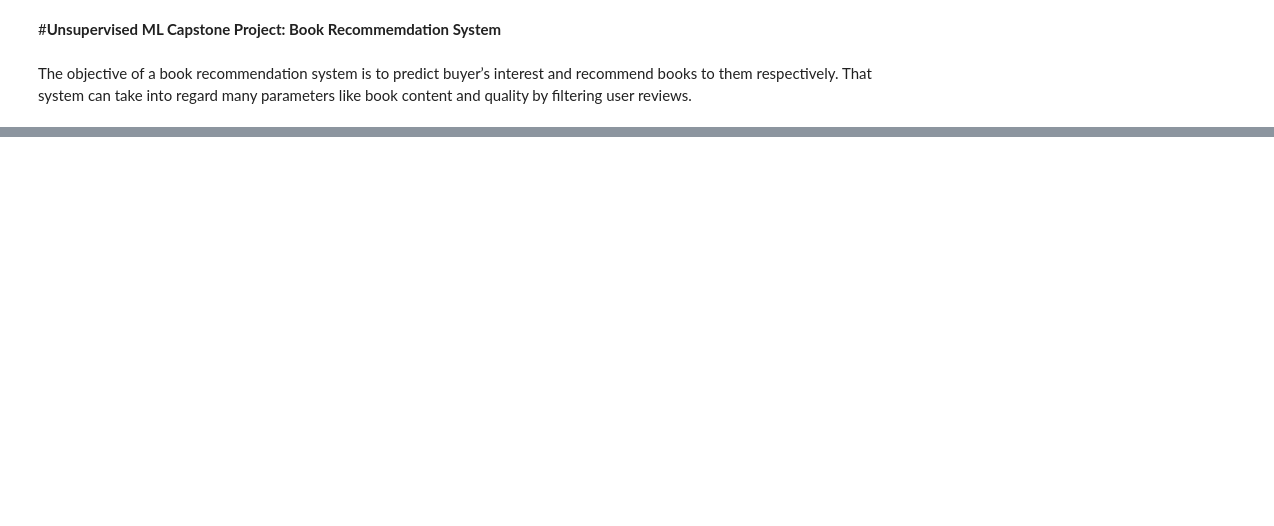
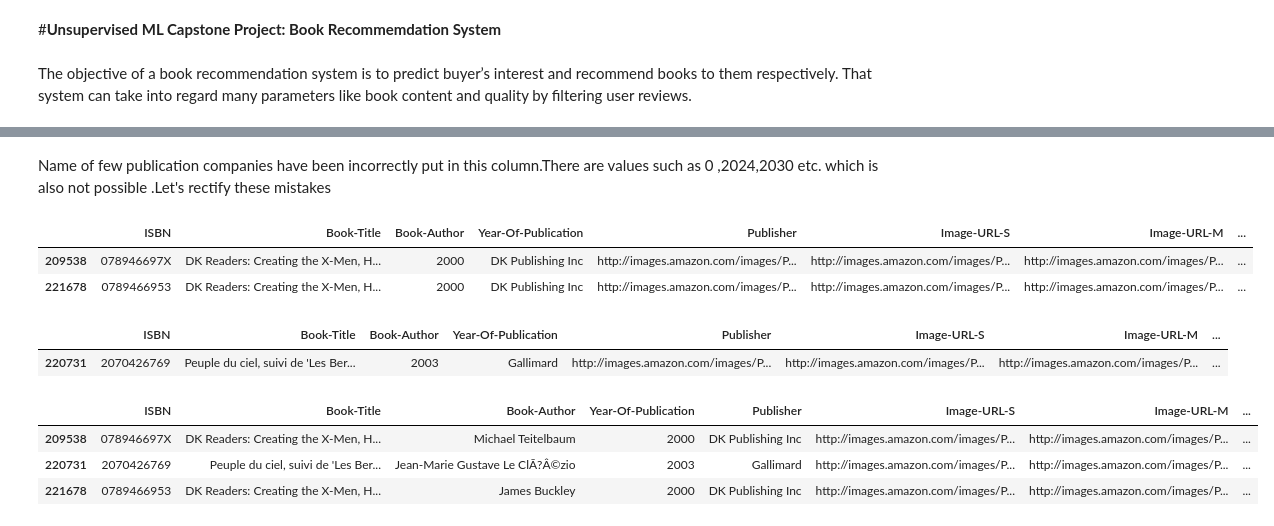
Before and after one commit to Ankita-chouhan-github/Book-Recommendation-System, a Jupyter notebook: Unsupervised_ML_Capstone_Project.ipynb, the cells around one changed output, grey strips where cells are left out. Saved outputs shown, nothing was run; the diff lists cells and outputs as text; code cells hidden in the pictures; blank space fills up the shorter version.

```diff
--- a/Unsupervised_ML_Capstone_Project.ipynb
+++ b/Unsupervised_ML_Capstone_Project.ipynb
@@ -36,0 +88,3 @@ Books-ratings:  (1149780, 1)
+# %%
+#Filling the null value
+books.loc[187689, 'Book-Author'] = 'Larissa Anne Downes'
@@ -36,0 +98,4 @@ Books-ratings:  (1149780, 1)
+# %%
+#Replacing NaNs with correct  values
+books.loc[128890, 'Publisher'] = 'Mundania Press LLC'
+books.loc[129037, 'Publisher'] = 'Bantam'
@@ -36,0 +122,41 @@ Books-ratings:  (1149780, 1)
+# %% [markdown]
+Name of few publication companies have been incorrectly put in this column.There are values such as 0 ,2024,2030 etc. which is also not possible .Let's rectify these mistakes
+# %%
+# correcting this error
+books[books['Year-Of-Publication'] == 'DK Publishing Inc']
+# %% [output]
+|  | ISBN | Book-Title | Book-Author | Year-Of-Publication | Publisher | Image-URL-S | Image-URL-M | ... |
+| 209538 | 078946697X | DK Readers: Creating the X-Men, H... | 2000 | DK Publishing Inc | http://images.amazon.com/images/P... | http://images.amazon.com/images/P... | http://images.amazon.com/images/P... | ... |
+| 221678 | 0789466953 | DK Readers: Creating the X-Men, H... | 2000 | DK Publishing Inc | http://images.amazon.com/images/P... | http://images.amazon.com/images/P... | http://images.amazon.com/images/P... | ... |
+# %%
+# on searching for these  books we came to know about its authors
+#ISBN '078946697X'
+books.loc[books.ISBN == '078946697X','Year-Of-Publication'] = 2000
+books.loc[books.ISBN == '078946697X','Book-Author'] = "Michael Teitelbaum"
+books.loc[books.ISBN == '078946697X','Publisher'] = "DK Publishing Inc"
+books.loc[books.ISBN == '078946697X','Book-Title'] = "DK Readers: Creating the X-Men, How It All Began (Level 4: Proficient Readers)"
+
+#ISBN '0789466953'
+books.loc[books.ISBN == '0789466953','Year-Of-Publication'] = 2000
+books.loc[books.ISBN == '0789466953','Book-Author'] = "James Buckley"
+books.loc[books.ISBN == '0789466953','Publisher'] = "DK Publishing Inc"
+books.loc[books.ISBN == '0789466953','Book-Title'] = "DK Readers: Creating the X-Men, How Comic Books Come to Life (Level 4: Proficient Readers)"
+# %%
+#checking the rows having 'Gallimard' as yearOfPublication
+books.loc[books['Year-Of-Publication'] == 'Gallimard',:]
+# %% [output]
+|  | ISBN | Book-Title | Book-Author | Year-Of-Publication | Publisher | Image-URL-S | Image-URL-M | ... |
+| 220731 | 2070426769 | Peuple du ciel, suivi de 'Les Ber... | 2003 | Gallimard | http://images.amazon.com/images/P... | http://images.amazon.com/images/P... | http://images.amazon.com/images/P... | ... |
+# %%
+books.loc[books.ISBN=='2070426769','Year-Of-Publication']=2003
+books.loc[books.ISBN=='2070426769','Book-Author']='Jean-Marie Gustave Le ClÃ?Â©zio'
+books.loc[books.ISBN=='2070426769','Publisher']='Gallimard'
+books.loc[books.ISBN=='2070426769','Book-Title']="Peuple du ciel, suivi de 'Les Bergers"
+# %%
+#Checking if the corrections are in place
+books.loc[books['ISBN'].isin(['2070426769','0789466953','078946697X'])]
+# %% [output]
+|  | ISBN | Book-Title | Book-Author | Year-Of-Publication | Publisher | Image-URL-S | Image-URL-M | ... |
+| 209538 | 078946697X | DK Readers: Creating the X-Men, H... | Michael Teitelbaum | 2000 | DK Publishing Inc | http://images.amazon.com/images/P... | http://images.amazon.com/images/P... | ... |
+| 220731 | 2070426769 | Peuple du ciel, suivi de 'Les Ber... | Jean-Marie Gustave Le ClÃ?Â©zio | 2003 | Gallimard | http://images.amazon.com/images/P... | http://images.amazon.com/images/P... | ... |
+| 221678 | 0789466953 | DK Readers: Creating the X-Men, H... | James Buckley | 2000 | DK Publishing Inc | http://images.amazon.com/images/P... | http://images.amazon.com/images/P... | ... |
```
Also changed, not shown: parts of 14 cells of this notebook.
